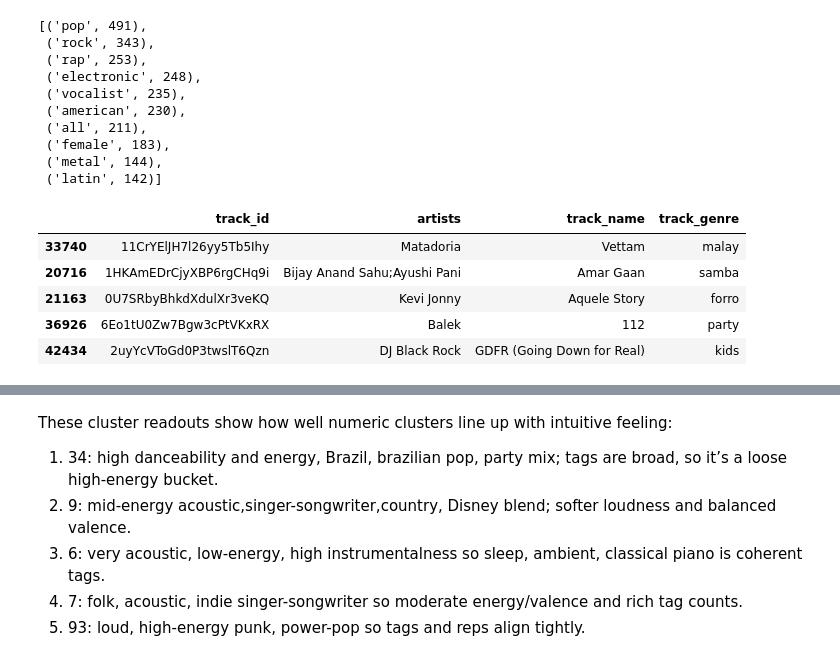
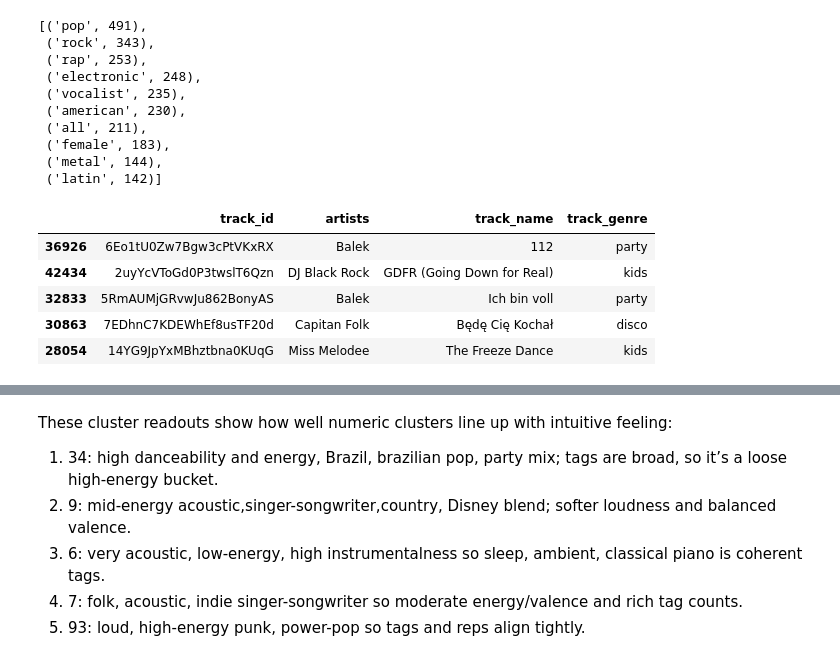
Before and after one commit to adamajane/computational-tools-for-data-science-02807-project, a Jupyter notebook: main/3-cluster-evaluation.ipynb, the cells around one changed output, grey strips where cells are left out. Cells and saved outputs as stored; diff of their text form; code cells hidden in the pictures.

```diff
--- a/main/3-cluster-evaluation.ipynb
+++ b/main/3-cluster-evaluation.ipynb
@@ -251,27 +251,27 @@ top_tags_for_cluster(first_cluster, top_n=10)
 # %%
 from sklearn.metrics import pairwise_distances
 
 def representative_tracks(cluster_id, top_n=5):
     mask = full_df["cluster_kmeans_main"] == cluster_id
     indices = np.where(mask.to_numpy())[0]
     if len(indices) == 0:
         return full_df.iloc[[]]
 
     center = kmeans_main.cluster_centers_[cluster_id]
     X_cluster = X_main[indices]
-    dists = pairwise_distances(X_cluster, center.reshape(1, -1), metric="euclidean").ravel()
+    dists = pairwise_distances(X_cluster, center.reshape(1, -1), metric="cosine").ravel()
     order = np.argsort(dists)[:top_n]
     chosen = indices[order]
     return full_df.loc[chosen, ["track_id", "artists", "track_name", "track_genre"]]
 
 representative_tracks(first_cluster, top_n=5)
 # %% [output]
 |  | track_id | artists | track_name | track_genre |
-| 33740 | 11CrYElJH7l26yy5Tb5Ihy | Matadoria | Vettam | malay |
-| 20716 | 1HKAmEDrCjyXBP6rgCHq9i | Bijay Anand Sahu;Ayushi Pani | Amar Gaan | samba |
-| 21163 | 0U7SRbyBhkdXdulXr3veKQ | Kevi Jonny | Aquele Story | forro |
 | 36926 | 6Eo1tU0Zw7Bgw3cPtVKxRX | Balek | 112 | party |
 | 42434 | 2uyYcVToGd0P3twslT6Qzn | DJ Black Rock | GDFR (Going Down for Real) | kids |
+| 32833 | 5RmAUMjGRvwJu862BonyAS | Balek | Ich bin voll | party |
+| 30863 | 7EDhnC7KDEWhEf8usTF20d | Capitan Folk | Będę Cię Kochał | disco |
+| 28054 | 14YG9JpYxMBhztbna0KUqG | Miss Melodee | The Freeze Dance | kids |
 # %%
 def describe_cluster(cluster_id, top_n_tags=10, top_n_tracks=5):
     if "cluster_kmeans_main" not in full_df.columns:
```
Also changed, not shown: parts of 6 cells of this notebook.
